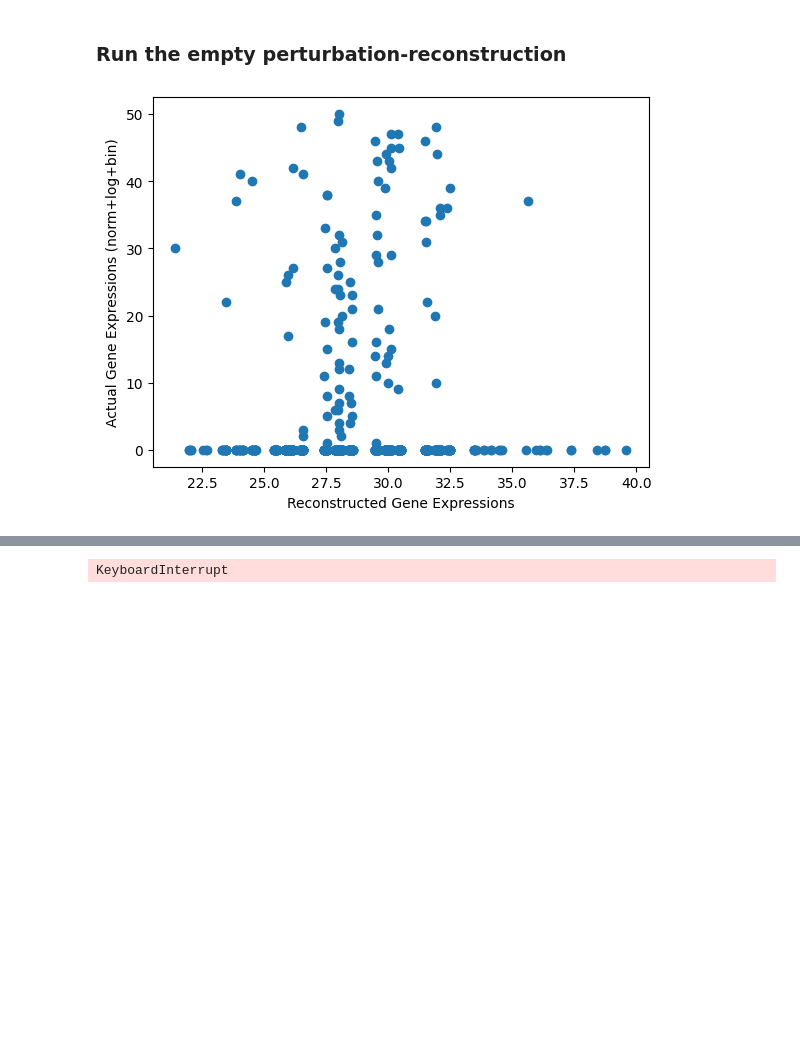
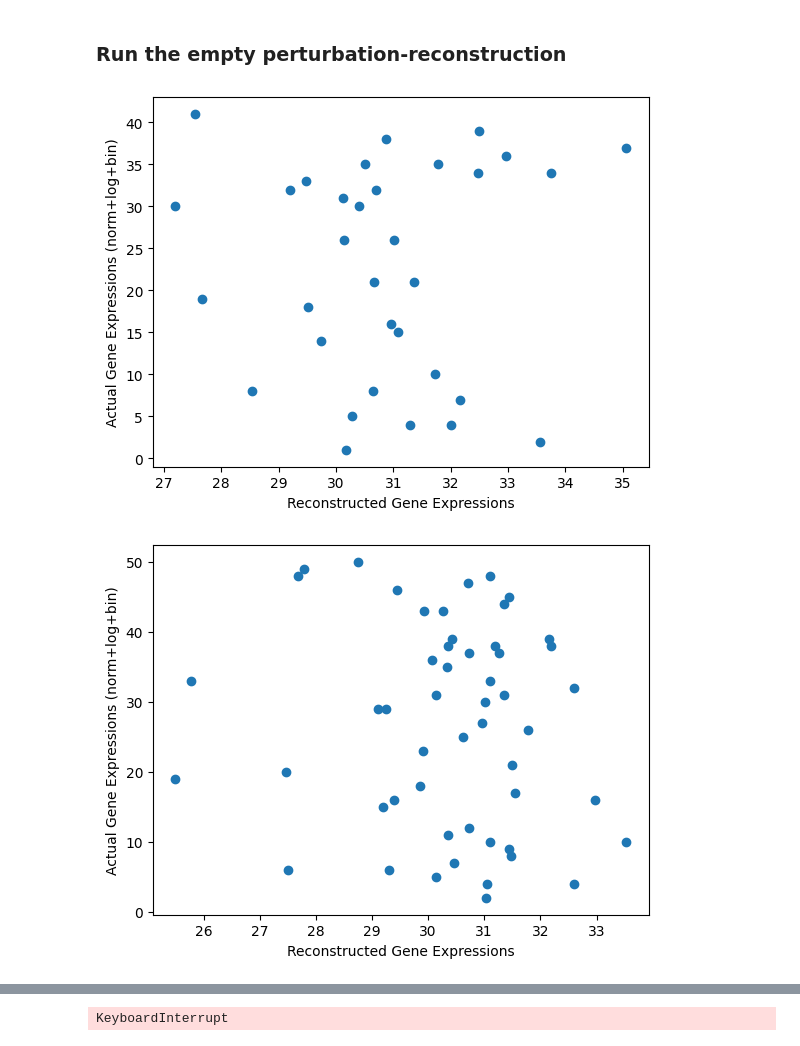
Before and after one commit to a93sokol/scGPT_reproduce, a Jupyter notebook: tutorials/Sampling_Perturbation.ipynb, the cells around one changed output, grey strips where cells are left out. Cells and saved outputs as stored; diff of their text form; code cells hidden in the pictures; blank space fills up the shorter version.

```diff
--- a/tutorials/Sampling_Perturbation.ipynb
+++ b/tutorials/Sampling_Perturbation.ipynb
@@ -258,7 +258,7 @@ import torch_geometric
 from torch_geometric.data import Data
 from typing import List, Union
 # %%
-def generate_binary_array(n_masks, n_genes, fraction):
+def generate_binary_array(n_masks, n_genes, fraction, avail_for_masking):
     """
     Generate a binary 2D NumPy array with a set fraction of 1s randomly distributed in every row.
 
@@ -274,10 +274,10 @@ def generate_binary_array(n_masks, n_genes, fraction):
         raise ValueError("Fraction must be between 0 and 1.")
 
     array = np.zeros((n_masks, n_genes), dtype=int)
-    num_ones = int(fraction * n_genes)
+    num_ones = int(fraction * avail_for_masking.sum())
 
     for row in array:
-        ones_indices = np.random.choice(n_genes, num_ones, replace=False)
+        ones_indices = np.random.choice(np.arange(n_genes)[avail_for_masking], num_ones, replace=False)
         row[ones_indices] = 1
 
     return array
@@ -857,9 +856,9 @@ adata_combined.X = adata_combined.layers['X']
 cell_n = 3001
 reconstructed_ref = True
 iterations = 1  # Number of random sampling iterations
-n_masks = 128
+n_masks = 2
 batch_size = min(128, n_masks-1)
-fraction_masked = 0.0
+fraction_masked = 0.35
 #t = adata_combined[adata_combined.obs.condition=='ctrl'].copy()
 adata_var_index = adata_combined.var.index
 # %%
@@ -868,32 +867,41 @@ libs = {}
 for library in ['fm1']:# ['fm1', 'fm6', 'mix', 'pr2', 'nr3', 'nic']:
     if reconstructed_ref:
         target = adata_combined[adata_combined.obs.cluster==library].copy()
+
         ref_cells_fin_list = []
-        for i in tqdm(range(1)):
+        msks = []
+        exprs = []
+
+        for i in tqdm(range(10)):
             choice = i #np.random.randint(low=0, high=t.X.shape[0])
             expression = target.X[choice,:]  #.toarray()
-
+            avail_for_masking = expression != 0
             single_cell_ref = torch.tensor(expression)
             n_genes = single_cell_ref.reshape(1,-1).shape[1]
-            masks = generate_binary_array(n_masks, n_genes, fraction_masked)
-
+            masks = generate_binary_array(n_masks, n_genes, fraction_masked, avail_for_masking)
             ref_cells = []
             for i in range(0, masks.shape[0]-batch_size, batch_size):
                 res = sample_pert(model, Data(x=single_cell_ref), masks[i:i+batch_size],).detach().cpu().numpy()
                 ref_cells.append(res)
 
-            ref_cells = np.array(ref_cells).reshape(-1, len(to_perturb))
+            ref_cells = np.array(ref_cells).reshape(-1, adata_c.var.shape[0])
             ref_cells = pd.DataFrame(ref_cells, columns = adata_combined.var.index.tolist())
-            ref_cells_fin_list.append(ref_cells.mean())
+            ref_cells_fin_list.append(ref_cells)#.mean()
+            exprs.append(expression)
+            msks.append(masks[0])
         libs[library] = np.mean(ref_cells_fin_list,axis=0)
     else:
         ref_cells = adata_combined[adata_combined.obs.library==library].X
         libs[library] = ref_cells.mean(axis=0)
 # %%
 import matplotlib.pyplot as plt
-plt.scatter(ref_cells.mean(), expression)
-plt.xlabel('Reconstructed Gene Expressions')
-plt.ylabel('Actual Gene Expressions (norm+log+bin)')
-plt.savefig('./recon_fibroblast.pdf',bbox_inches='tight')
+for i in range(10):
+    plt.scatter(ref_cells_fin_list[i].loc[:,msks[i].astype(bool)], exprs[i][msks[i].astype(bool)])
+    plt.xlabel('Reconstructed Gene Expressions')
+    plt.ylabel('Actual Gene Expressions (norm+log+bin)')
+    #plt.savefig('./recon_fibroblast.pdf',bbox_inches='tight')
+    plt.show()
+    #break
 # %% [output]
-[figure, old version]
+[figure, new version]
+[figure, added]
```
Also changed, not shown: parts of 4 cells of this notebook, 2 other files.
